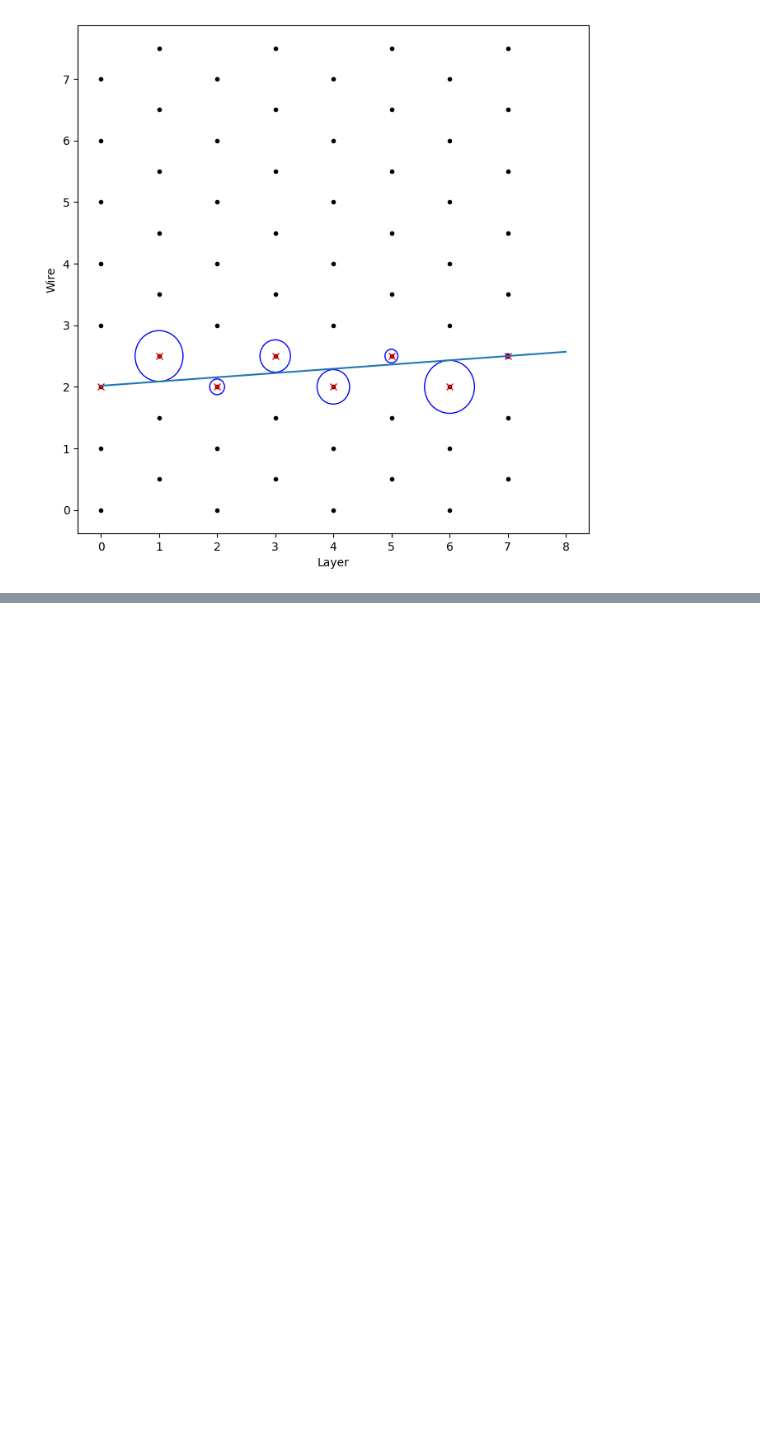
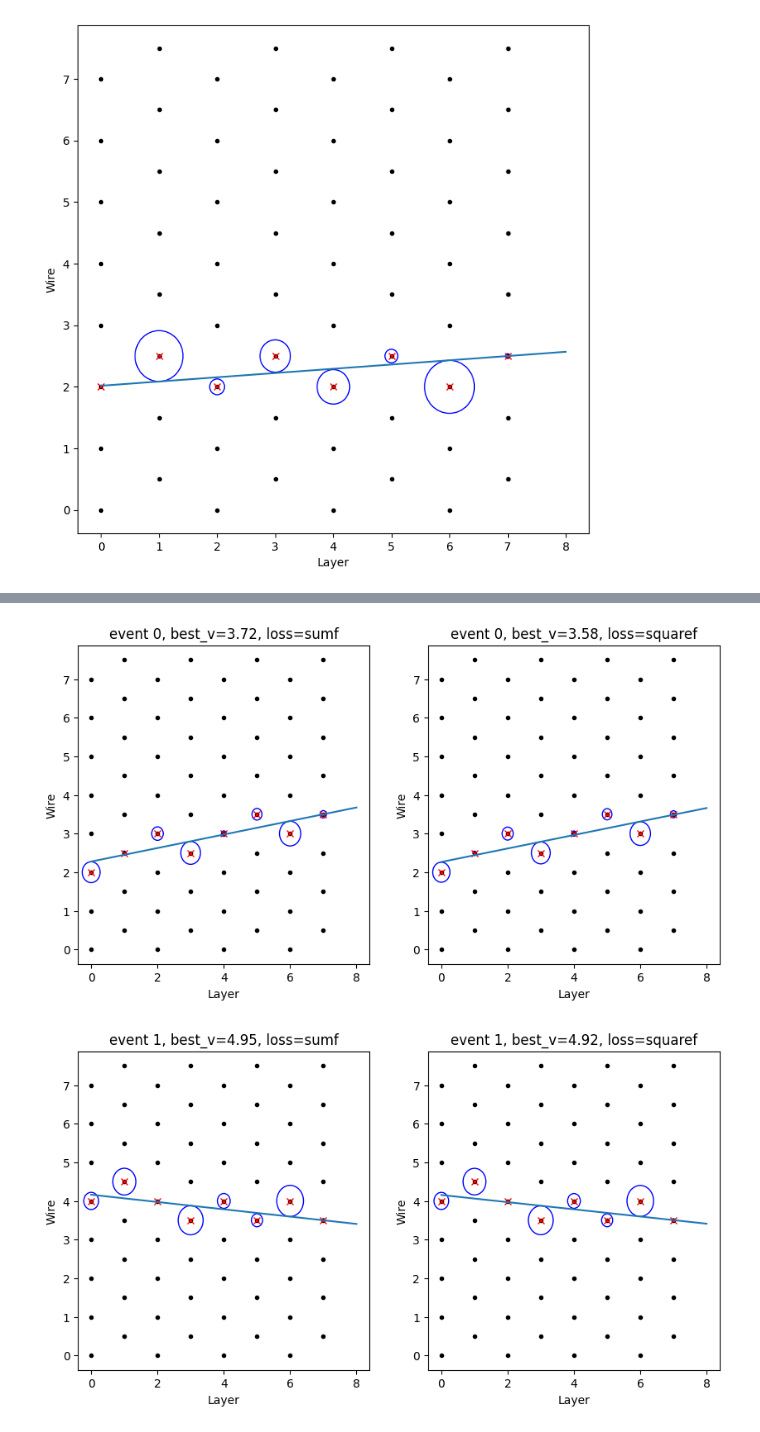
Before and after one commit to amh-137/STC-drift-time, a Jupyter notebook: py-test/test3.ipynb, the cells around one changed output, grey strips where cells are left out. Drawn from its saved outputs; the diff is of its cells as text; code cells hidden in the pictures; blank space fills up the shorter version.

```diff
--- a/py-test/test3.ipynb
+++ b/py-test/test3.ipynb
@@ -11,7 +11,7 @@ import struct
 #wire = np.array([2,2,2,2,2,2,2,2])
 #tdc = np.array([9,190,59,121,129,51,198,17])
 
-DIVIDER = 1000
+DIVIDER = 2000
 # %%
 def conv_hit_to_coords(l : np.array, w : np.array):
     # if l is odd, add 0.5 to it
@@ -256,0 +375,14 @@ e1.plot()
+# %%
+# now try some other "tricky" events
+nevts = 2
+for i in range(nevts):
+    e = event(i, "../data/manytracks.raw")
+    ax = plt.figure(figsize=(10,5)).subplots(1,2)
+    for i, func in enumerate([sumf, squaref]):
+        run(e, loss_f=func)
+        ax[i].set(title="event {0}, best_v={1:.2f}, loss={2}".format(e.ith, e.best_v,func.__name__))
+        e.plot(ax[i])
+    fig.tight_layout()
+# %% [output]
+[figure, added]
+[figure, added]
```
Also changed, not shown: parts of 19 cells of this notebook, 3 other files.
